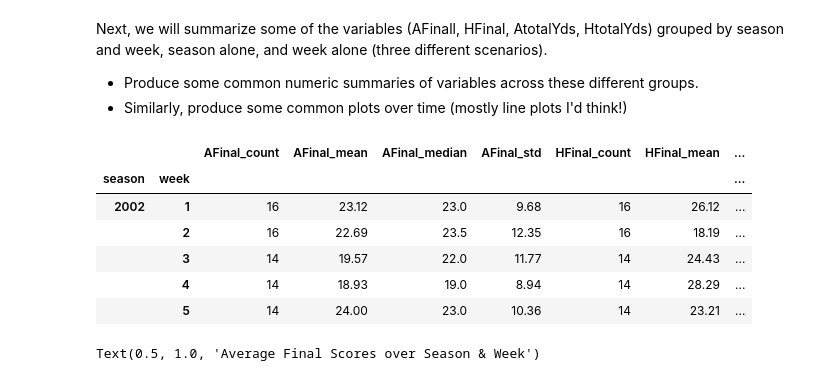
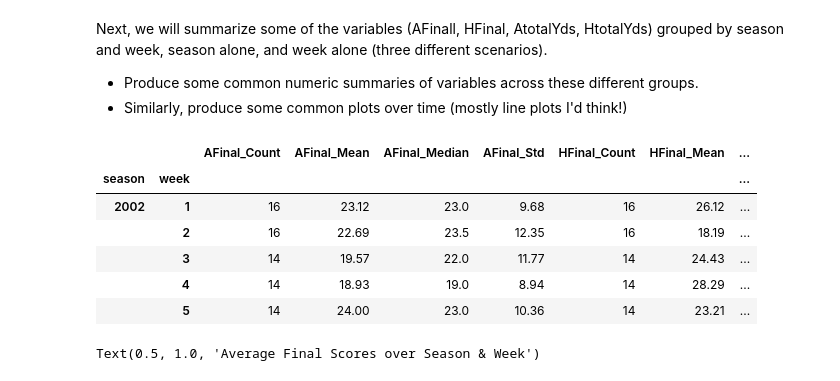
Before and after one commit to hzhoujoy/HW4_ST554, a Jupyter notebook: HW4_JoyZhou.ipynb, the cells around one changed output. Cells and saved outputs as stored; diff of their text form; code cells hidden in the pictures.

```diff
--- a/HW4_JoyZhou.ipynb
+++ b/HW4_JoyZhou.ipynb
@@ -503,19 +504,27 @@ Next, we will summarize some of the variables (AFinall, HFinal, AtotalYds, Htota
 # %%
 import pandas as pd
 #summarize variables (AFinal, HFinal,AtotalYds, HtotalYds) grouped by season and week
 # Ensure sub_scores is a real copy
 sub_scores = sub_scores.copy()
 # Create numeric week column
 sub_scores["week"] = pd.to_numeric(sub_scores["week"], errors="coerce")
 
-# Grouped summaries
-sweek_score = (sub_scores.groupby(["season", "week"])[["AFinal", "HFinal", "AtotalYds", "HtotalYds"]]
-              .agg(["count", "mean", "median", "std"]).round(2))
-sweek_score_flat = sweek_score.copy()
-sweek_score_flat.columns = [f"{v}_{stat}" for v, stat in sweek_score.columns]
-sweek_score_flat.head()
+cols = ["AFinal", "HFinal", "AtotalYds", "HtotalYds"]
+stats = {"Count": "count",
+         "Mean": "mean",
+         "Median": "median",
+         "Std":"std"}  # output suffix -> function
+
+agg_spec = {
+    f"{col}_{suffix}": (col, func)
+    for col in cols
+    for suffix, func in stats.items()
+}
+
+sw_score = sub_scores.groupby(["season", "week"]).agg(**agg_spec).round(2)
+sw_score.head()
 # %% [output]
-|  |  | AFinal_count | AFinal_mean | AFinal_median | AFinal_std | HFinal_count | HFinal_mean | ... |
+|  |  | AFinal_Count | AFinal_Mean | AFinal_Median | AFinal_Std | HFinal_Count | HFinal_Mean | ... |
 | season | week |  |  |  |  |  |  | ... |
 | 2002 | 1 | 16 | 23.12 | 23.0 | 9.68 | 16 | 26.12 | ... |
 |  | 2 | 16 | 22.69 | 23.5 | 12.35 | 16 | 18.19 | ... |
```
Also changed, not shown: parts of 13 cells of this notebook.
